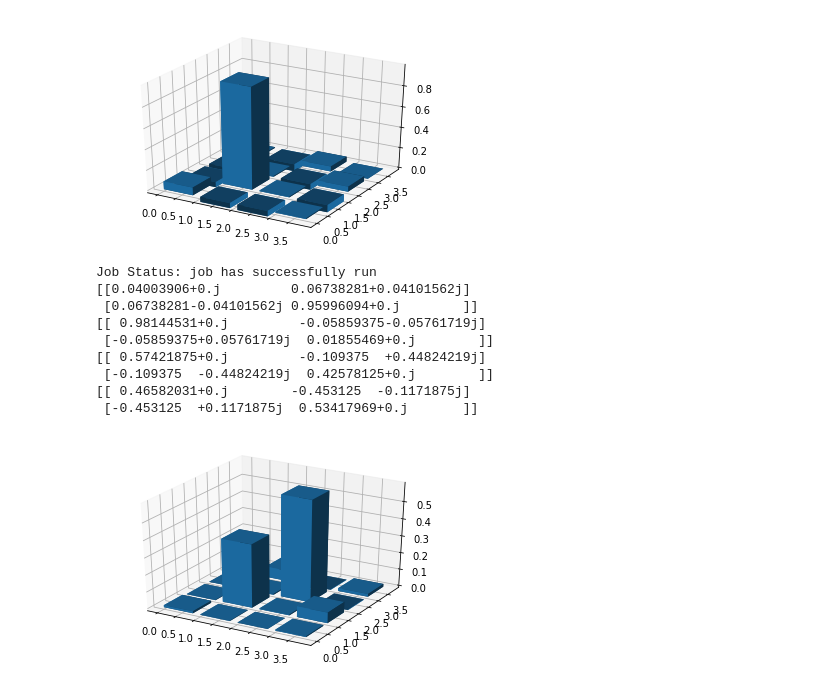
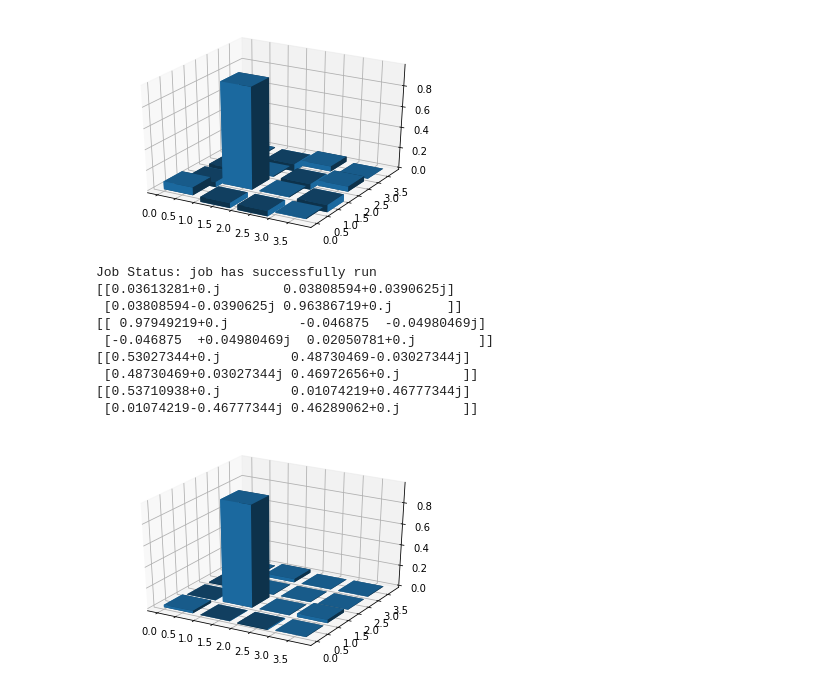
Before and after one commit to panbae59/smooth-optimal-control-2, a Jupyter notebook: new_SOC_with_qiskit_armonk.ipynb, the cells around one changed output. Cells and saved outputs as stored; diff of their text form; code cells hidden in the pictures.

```diff
--- a/new_SOC_with_qiskit_armonk.ipynb
+++ b/new_SOC_with_qiskit_armonk.ipynb
@@ -425,11 +488,8 @@ save_value("amplitude_multiplier_paper_SOC_pi_over_2", amplitude_multiplier_pape
 # %% [output]
 [figure]
 amplitude_multiplier = 1.7951741580682021
-# %%
-Signal*=amplitude_multiplier_paper_SOC_pi_over_2
 # %%
-def angle_sweep(Signal_list):
-    angles = np.linspace(0, 2*np.pi, 50)
+def angle_sweep_pi_over_2(angles, Signal_list):
     drive_amps = np.exp(angles*1j)
     schedules = []
 
@@ -471,0 +527,3 @@ Job Status: job is actively running
+# %%
+angles = np.linspace(0, 2*np.pi, 50)
+measure_list = angle_sweep_pi_over_2([Signal*amplitude_multiplier_paper_SOC_pi_over_2], angles)
@@ -490,17 +552,16 @@ IndexError: index 4 is out of bounds for axis 0 with size 3
 # %%
 amplitude_multiplier_paper_SOC_pi_over_2 = load_value('amplitude_multiplier_paper_SOC_pi_over_2')
-
-pulse_paper_SOC_pi_X_over_2 = pulse.Waveform(Signal)
-pulse_paper_SOC_pi_Y_over_2 = pulse.Waveform(Signal*1j)
-pulse_paper_SOC_pi_m_X_over_2 = pulse.Waveform(-Signal)
-pulse_paper_SOC_pi_m_Y_over_2 = pulse.Waveform(-Signal*1j)
+paper_SOC_pi_over_2_angle = load_value('paper_SOC_pi_over_2_angle')
+Signal_final = Signal * amplitude_multiplier_paper_SOC_pi_over_2 * np.exp(paper_SOC_pi_over_2_angle*1j)
+pulse_paper_SOC_pi_X_over_2 = pulse.Waveform(Signal_final)
+pulse_paper_SOC_pi_Y_over_2 = pulse.Waveform(Signal_final*1j)
+pulse_paper_SOC_pi_m_X_over_2 = pulse.Waveform(-Signal_final)
+pulse_paper_SOC_pi_m_Y_over_2 = pulse.Waveform(-Signal_final*1j)
 
 paper_smooth_optimal_control.gate['X/2'] = Play(pulse_paper_SOC_pi_X_over_2, drive_chan)
 paper_smooth_optimal_control.gate['Y/2'] = Play(pulse_paper_SOC_pi_Y_over_2, drive_chan)
 paper_smooth_optimal_control.gate['-X/2'] = Play(pulse_paper_SOC_pi_m_X_over_2, drive_chan)
 paper_smooth_optimal_control.gate['-Y/2'] = Play(pulse_paper_SOC_pi_m_Y_over_2, drive_chan)
-paper_smooth_optimal_control.gate['X'] = paper_smooth_optimal_control.gate['X/2']+paper_smooth_optimal_control.gate['X/2']
-paper_smooth_optimal_control.gate['Y'] = paper_smooth_optimal_control.gate['Y/2']+paper_smooth_optimal_control.gate['Y/2']
 # %% [markdown]
 ## make qiskit pulses
 # %% [markdown]
@@ -871,19 +920,19 @@ Job Status: job has successfully run
  [-0.02832031-0.41308594j  0.72460938+0.j        ]]
 [figure]
 # %%
-pi_process_matrix = gate_tomography(paper_smooth_optimal_control.gate['X'], qiskit_optimal_control.gate, detuning = 1.*MHz)
+pi_process_matrix = gate_tomography(paper_smooth_optimal_control.gate['X'], qiskit_optimal_control.gate, detuning = 0.*MHz)
 plot_density_matrix(pi_process_matrix)
 # %% [output]
 Job Status: job has successfully run
-[[0.04003906+0.j         0.06738281+0.04101562j]
- [0.06738281-0.04101562j 0.95996094+0.j        ]]
-[[ 0.98144531+0.j         -0.05859375-0.05761719j]
- [-0.05859375+0.05761719j  0.01855469+0.j        ]]
-[[ 0.57421875+0.j         -0.109375  +0.44824219j]
- [-0.109375  -0.44824219j  0.42578125+0.j        ]]
-[[ 0.46582031+0.j        -0.453125  -0.1171875j]
- [-0.453125  +0.1171875j  0.53417969+0.j       ]]
+[[0.03613281+0.j        0.03808594+0.0390625j]
+ [0.03808594-0.0390625j 0.96386719+0.j       ]]
+[[ 0.97949219+0.j         -0.046875  -0.04980469j]
+ [-0.046875  +0.04980469j  0.02050781+0.j        ]]
+[[0.53027344+0.j         0.48730469-0.03027344j]
+ [0.48730469+0.03027344j 0.46972656+0.j        ]]
+[[0.53710938+0.j         0.01074219+0.46777344j]
+ [0.01074219-0.46777344j 0.46289062+0.j        ]]
-[figure, old version]
+[figure, new version]
 # %%
 pi_process_matrix = gate_tomography(paper_smooth_optimal_control.gate['X'], paper_smooth_optimal_control.gate, detuning = 0.*MHz)
 plot_density_matrix(pi_process_matrix)
```
Also changed, not shown: parts of 14 cells of this notebook, 1 other file.
